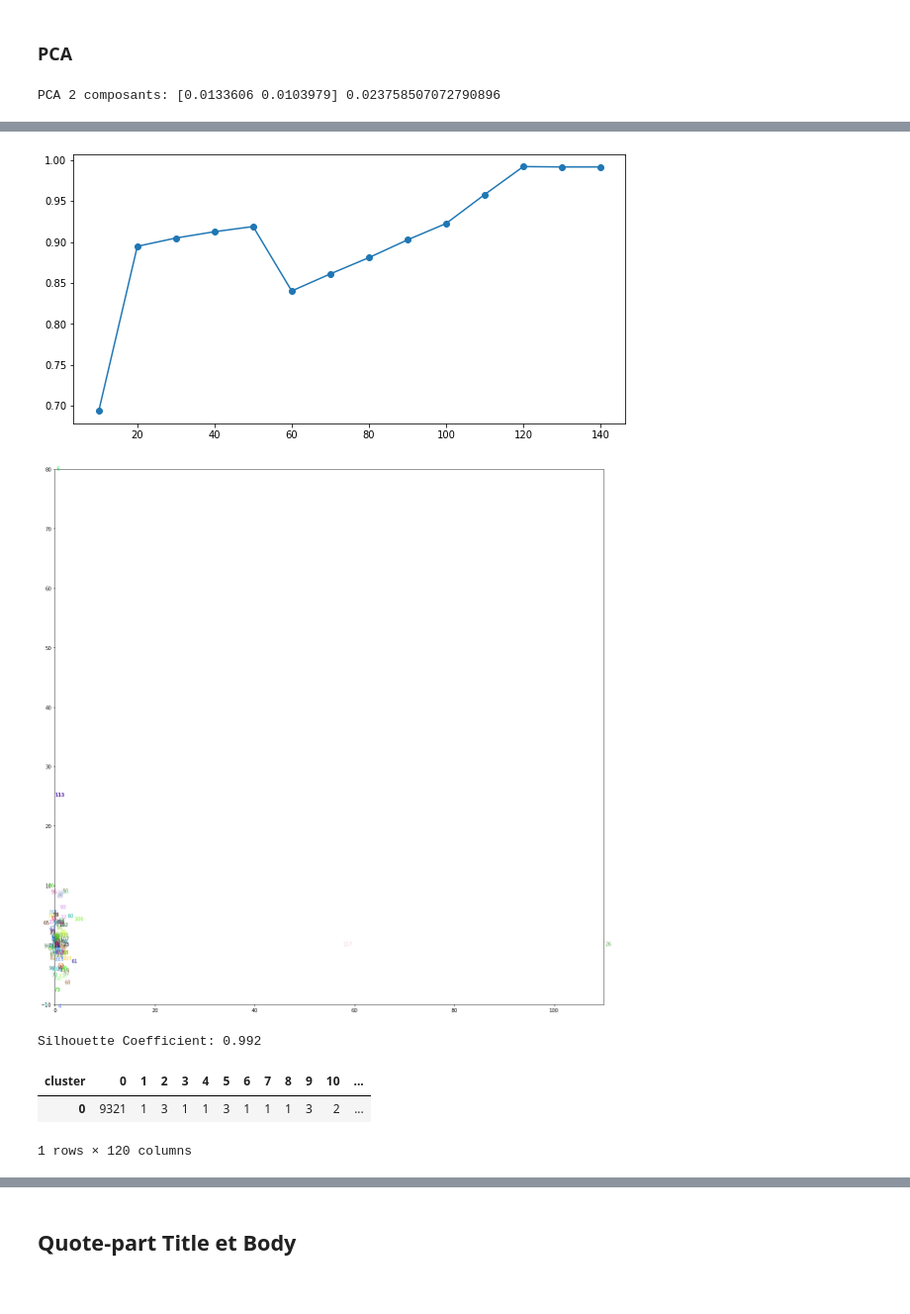
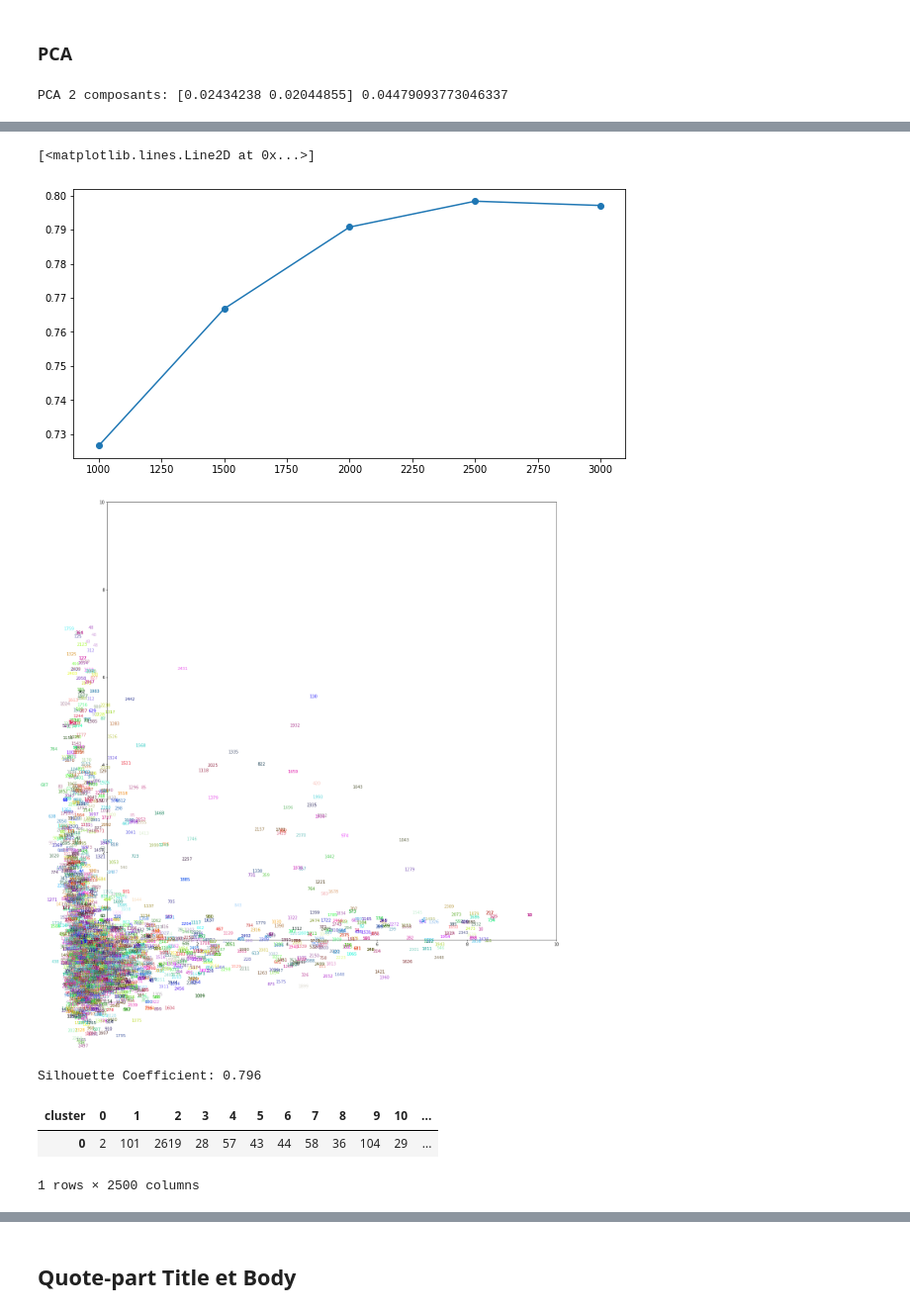
Before and after one commit to FKO78/OC-ds-p6, a Jupyter notebook: P6_Catégorisez_automatiquement_des_questions_MODELISATION.ipynb, the cells around one changed output, grey strips where cells are left out. Shown at 99% size. Saved outputs shown, nothing was run; the diff lists cells and outputs as text; code cells hidden in the pictures.

```diff
--- a/P6_Catégorisez_automatiquement_des_questions_MODELISATION.ipynb
+++ b/P6_Catégorisez_automatiquement_des_questions_MODELISATION.ipynb
@@ -52,10 +51,16 @@ Mounted at /content/drive
 # %% [markdown]
 # Constantes et fonctions
 # %%
-REGEX = '[a-z0-9]+[#-]\+{0,2}[a-z0-9]*'
-DICT_COLS = {'Title': 20, 'Body': 75}
+REGEX = '[a-z0-9]+[#-]?\+{0,2}[a-z0-9]*'
+DICT_COLS = {'Title': 100, 'Body': 450}
 SAMPLE = 5000
 RATIO = 1/3
+
+# Extra stopwords = radicaux qui ne me semblent pas discriminants
+EXTRA_SW = ('use', 'get', 'like', 'way', 'creat', 'would', 'want', 'need',\
+            'know', 'could', 'x', 'xx', 'xyz', 'aa', 'xxx', 'z', 'yyyi', 'wont',\
+            'aaa', 'aaaaaa', 'aabbc', 'aandb', 'aarrggbb', 'without', 'behind', \
+            'within')
 
 def conv_html(col):
     """
@@ -117,7 +122,7 @@ def tag_question(title, body):
     """
 
     RATIO = 1/3
-    REGEX = '[a-z0-9]+[#-]?[a-z0-9]*'
+    REGEX = '[a-z0-9]+[#-]?\+{0,2}[a-z0-9]*'
 
     # Stopwords nltk
     std_sw = set(nltk.corpus.stopwords.words('english'))
@@ -167,9 +172,9 @@ def tag_question(title, body):
 # %%
 with open('OC_DS_P6_backup.pkl', 'rb') as file:
     unpickler = pickle.Unpickler(file)
-    train = unpickler.load()
+    source = unpickler.load()
 
 # Etiquetage des tags
 lbl = LabelEncoder()
-train['Tags_lbl'] = lbl.fit_transform(train.Tags)
+source['Tags_lbl'] = lbl.fit_transform(source.Tags)
 # %%
@@ -191,6 +196,6 @@ train.nTags.value_counts().to_frame().sort_index()
 | 4 | 10228 |
 | 5 | 5171 |
 # %%
-train = train.sample(10000)
+train = source.sample(10000)
 len(train.Tags.unique())
 # %% [output]
@@ -204,7 +209,9 @@ dict_tfidf = defaultdict(dict)
 for col in ['Title', 'Body']:
     X = train[col].copy()
 
-    dict_tfidf['vector'][col] = TfidfVectorizer(token_pattern=REGEX).fit(X)
+    dict_tfidf['vector'][col] = TfidfVectorizer(token_pattern=REGEX, \
+                                                stop_words=EXTRA_SW, \
+                                                min_df=DICT_COLS[col]).fit(X)
     v_tfidf = dict_tfidf['vector'][col].transform(X)
     cols = dict_tfidf['vector'][col].get_feature_names()
     dict_tfidf['df'][col] = pd.DataFrame(v_tfidf.todense().tolist(), \
@@ -236,18 +243,21 @@ X_trans = pca.fit_transform(X_scaled)
 print("PCA", len(pca.components_), "composants:", \
       pca.explained_variance_ratio_, pca.explained_variance_ratio_.sum())
 # %% [output]
-PCA 2 composants: [0.0133606 0.0103979] 0.023758507072790896
+PCA 2 composants: [0.02434238 0.02044855] 0.04479093773046337
 # %%
 # Iteration de clustering kmeans avec des nb de clusters différents
 silhouettes = []
-cluster_range = range(10, 150, 10)
+cluster_range = range(1000, 3500, 500)
+
+start_time = timeit.default_timer()
 for n in cluster_range:
     myclust = cluster.KMeans(n_clusters=n, random_state=1)
     myclust.fit(X_scaled)
     silhouettes.append(metrics.silhouette_score(X_scaled, myclust.labels_))
 
+elapsed = timeit.default_timer() - start_time
 best_cluster = cluster_range[np.argmax(silhouettes)]
-print('best clustering = ', best_cluster)
+print('best clustering = ', best_cluster, 'elapsed : ', elapsed)
 
 fig = plt.figure(figsize=(10, 5))
 plt.plot(cluster_range, silhouettes, marker='o')
@@ -256,4 +266,5 @@ best clustering =  120
+[<matplotlib.lines.Line2D at 0x...>]
-[figure, old version]
+[figure, new version]
 # %%
 nb_clusters = best_cluster
 color = ["#"+''.join([random.choice('0123456789ABCDEF') for j in range(6)])
@@ -286,8 +297,8 @@ plt.show()
 # Pour l’évaluation intrinsèque, je choisis le coefficient de silhouette :
 print("Silhouette Coefficient: %0.3f" % metrics.silhouette_score(X, myclust.labels_))
 # %% [output]
-[figure, old version]
+[figure, new version]
-Silhouette Coefficient: 0.992
+Silhouette Coefficient: 0.796
 # %%
 #Create a cluster label column in the original DataFrame
 y = myclust.labels_
@@ -295,6 +306,6 @@ tfidf = dict_tfidf['df']['Title'].assign(cluster = y)
 tfidf.groupby(['cluster'])[['cluster']].count().T.reset_index(drop=True)
 # %% [output]
 | cluster | 0 | 1 | 2 | 3 | 4 | 5 | 6 | 7 | 8 | 9 | 10 | ... |
-| 0 | 9321 | 1 | 3 | 1 | 1 | 3 | 1 | 1 | 1 | 3 | 2 | ... |
+| 0 | 2 | 101 | 2619 | 28 | 57 | 43 | 44 | 58 | 36 | 104 | 29 | ... |
-1 rows × 120 columns
+1 rows × 2500 columns
 # %%
```
Also changed, not shown: parts of 16 cells of this notebook.
